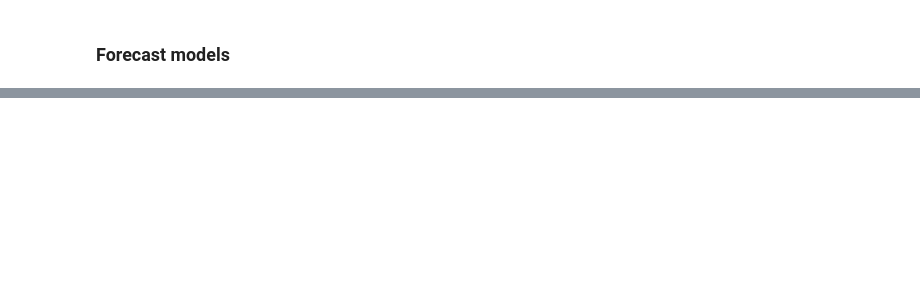
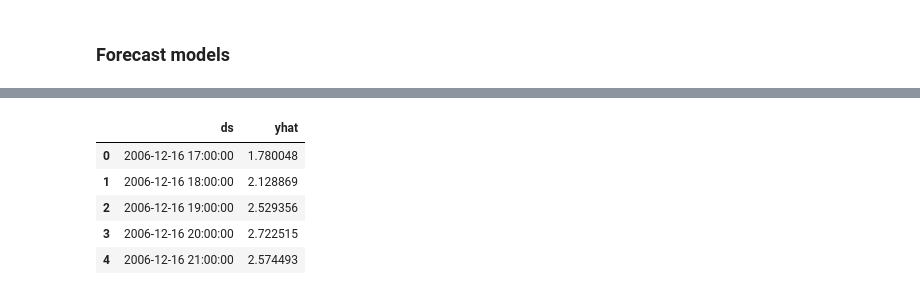
Before and after one commit to mahimalolla/EcoWatt, a Jupyter notebook: EcoWatt_Time_Series.ipynb, the cells around one changed output, grey strips where cells are left out. Saved outputs shown, nothing was run; the diff lists cells and outputs as text; code cells hidden in the pictures; blank space fills up the shorter version.

```diff
--- a/EcoWatt_Time_Series.ipynb
+++ b/EcoWatt_Time_Series.ipynb
@@ -447,0 +537,9 @@ INFO:cmdstanpy:Chain [1] done processing
+# %%
+forecast[['ds', 'yhat']].head()
+# %% [output]
+|  | ds | yhat |
+| 0 | 2006-12-16 17:00:00 | 1.780048 |
+| 1 | 2006-12-16 18:00:00 | 2.128869 |
+| 2 | 2006-12-16 19:00:00 | 2.529356 |
+| 3 | 2006-12-16 20:00:00 | 2.722515 |
+| 4 | 2006-12-16 21:00:00 | 2.574493 |
```
Also changed, not shown: parts of 18 cells of this notebook.
